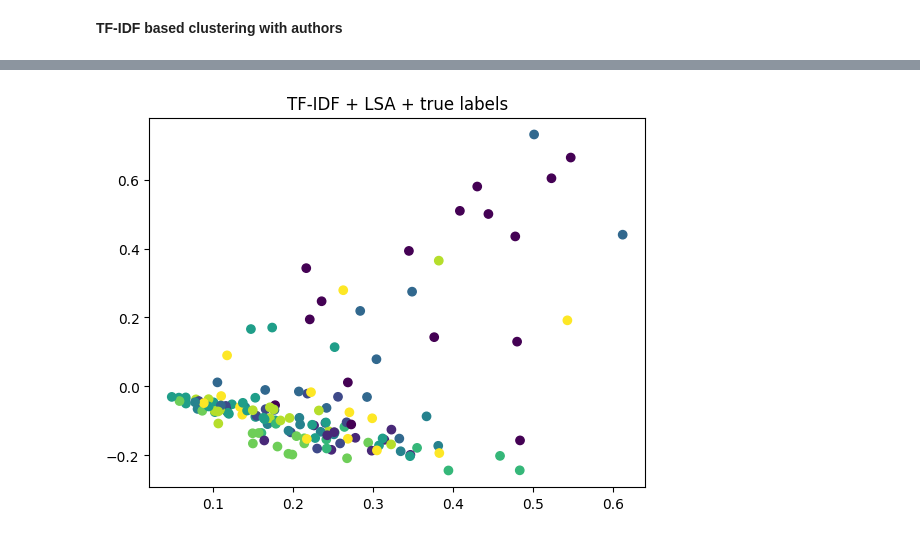
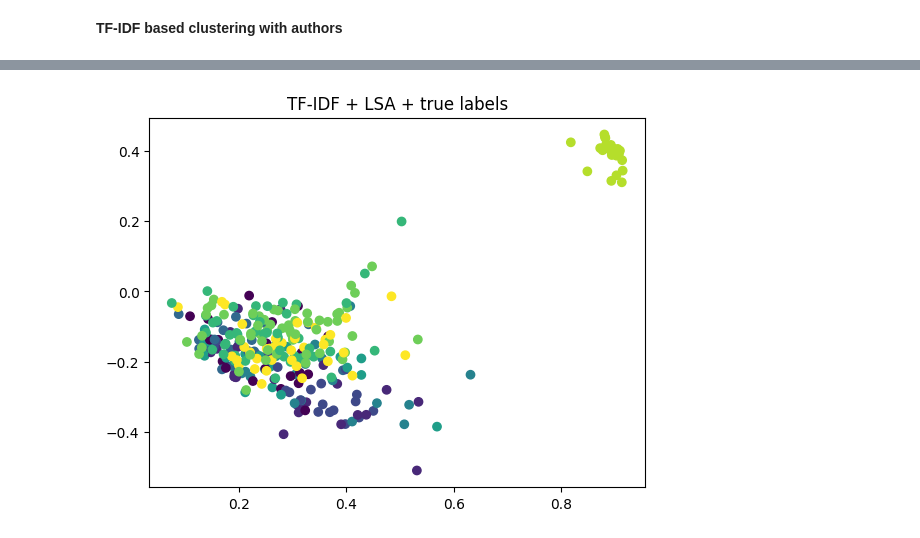
Before and after one commit to imusaeva99/literary_genre_identifier, a Jupyter notebook: notebooks/tfidf.ipynb, the cells around one changed output, grey strips where cells are left out. Drawn from its saved outputs; the diff is of its cells as text; code cells hidden in the pictures.

```diff
--- a/notebooks/tfidf.ipynb
+++ b/notebooks/tfidf.ipynb
@@ -304,14 +395,12 @@ Counter(authors).most_common(10)
 # %%
-selected_authors = [i[0] for i in Counter(authors).most_common(10) if i[0] != 'Unknown']
+selected_authors = [i[0] for i in Counter(authors_).most_common(11) if i[0] != 'Unknown']
 # %%
 true_authors = [author for author in authors if author in selected_authors]
 indeces = [num for num, author in enumerate(authors) if author in selected_authors]
-selected_files = [files[num] for num in indeces]
+selected_files = [fnames[num] for num in indeces]
 # %%
-all_filenames_paths = ['../datasets/lemmatized/novels/' + file for file in selected_files]
-
 vectorizer = TfidfVectorizer(input='filename', max_df=0.5, min_df=5)
-X_tfidf = vectorizer.fit_transform(all_filenames_paths)
+X_tfidf = vectorizer.fit_transform(selected_files)
 # %%
 print(f"n_samples: {X_tfidf.shape[0]}, n_features: {X_tfidf.shape[1]}")
 # %% [output]
@@ -386,8 +413,0 @@ def fit_and_evaluate(km, X, name=None, n_runs=5):
-# %%
-kmeans = KMeans(
-    n_clusters=true_k,
-    max_iter=100,
-    n_init=1,
-)
-
-fit_and_evaluate(kmeans, X_lsa)
@@ -410,19 +443,12 @@ plt.show()
 # %%
-true_authors_dict = {}
-i = 0
-for author in true_authors:
-    if author not in true_authors_dict:
-        i += 1
-        true_authors_dict[author] = i
-
 x = X_lsa[:, 0]
 y = X_lsa[:, 1]
 
-plt.scatter(x, y, c=[true_authors_dict[author] for author in true_authors])
+plt.scatter(x, y, c=LabelEncoder().fit_transform(true_authors))
 plt.title('TF-IDF + LSA + true labels')
 plt.show()
 # %% [output]
-[figure, old version]
+[figure, new version]
 # %%
 spectral = SpectralClustering(n_clusters=true_k).fit(X_lsa)
 # %%
```
Also changed, not shown: parts of 71 cells of this notebook, 6 other files.
